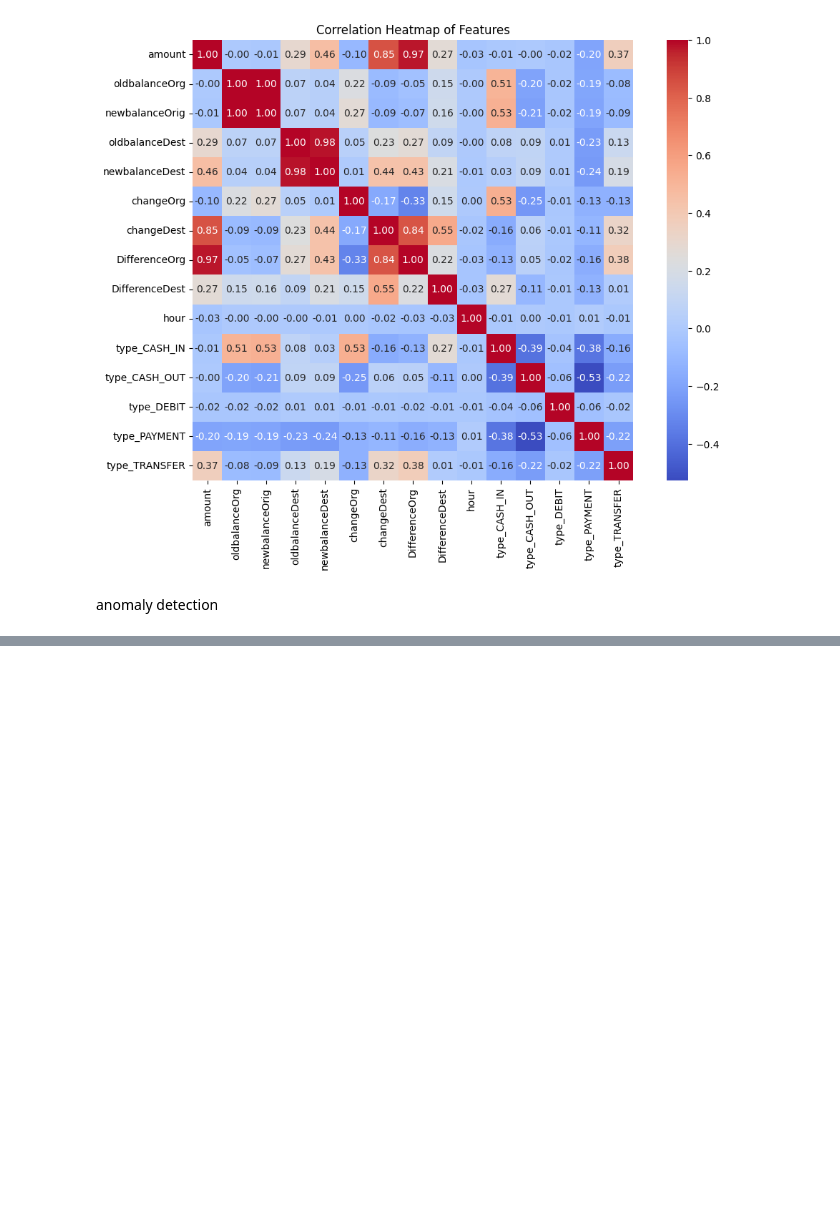
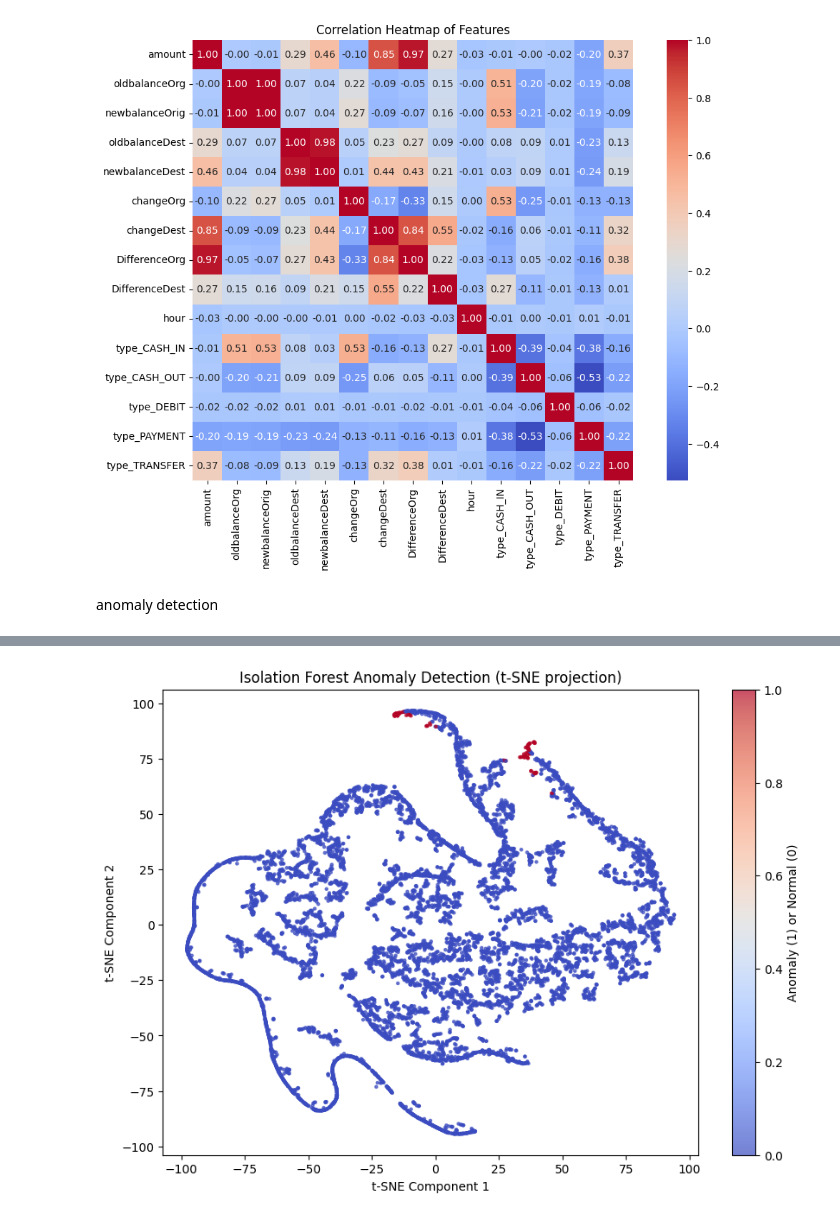
Before and after one commit to DrevnytskaYuliia/anomaly-detection, a Jupyter notebook: Data cleaning.ipynb, the cells around one changed output, grey strips where cells are left out. Saved outputs shown, nothing was run; the diff lists cells and outputs as text; code cells hidden in the pictures; blank space fills up the shorter version.

```diff
--- a/Data cleaning.ipynb
+++ b/Data cleaning.ipynb
@@ -225,0 +262,29 @@ plt.show()
+# %%
+import matplotlib.pyplot as plt
+from sklearn.manifold import TSNE
+
+sample_size = 10000  # adjust as needed
+if len(features) > sample_size:
+    subset = features.sample(n=sample_size, random_state=42)
+else:
+    subset = features
+
+# Prepare data for t-SNE (drop anomaly columns)
+X = subset.drop(['iso_score', 'iso_anomaly'], axis=1)
+
+# Initialize and fit t-SNE
+tsne = TSNE(n_components=2, random_state=42, perplexity=30, max_iter=1000)
+X_embedded = tsne.fit_transform(X)
+
+# Plotting
+plt.figure(figsize=(10, 7))
+scatter = plt.scatter(X_embedded[:, 0], X_embedded[:, 1],
+                      c=subset['iso_anomaly'], cmap='coolwarm', s=5, alpha=0.7)
+
+plt.colorbar(scatter, label='Anomaly (1) or Normal (0)')
+plt.title("Isolation Forest Anomaly Detection (t-SNE projection)")
+plt.xlabel("t-SNE Component 1")
+plt.ylabel("t-SNE Component 2")
+plt.show()
+# %% [output]
+[figure, added]
```
Also changed, not shown: parts of 14 cells of this notebook.
